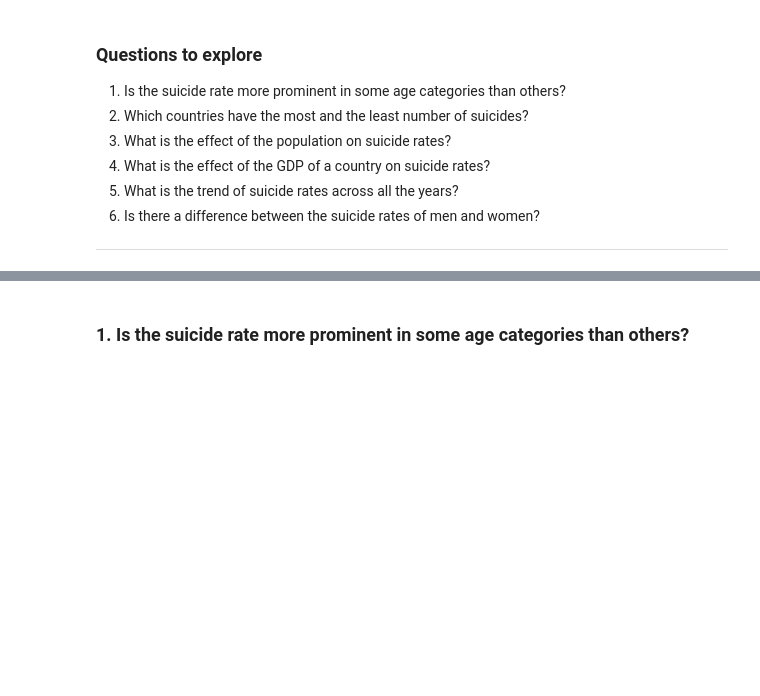
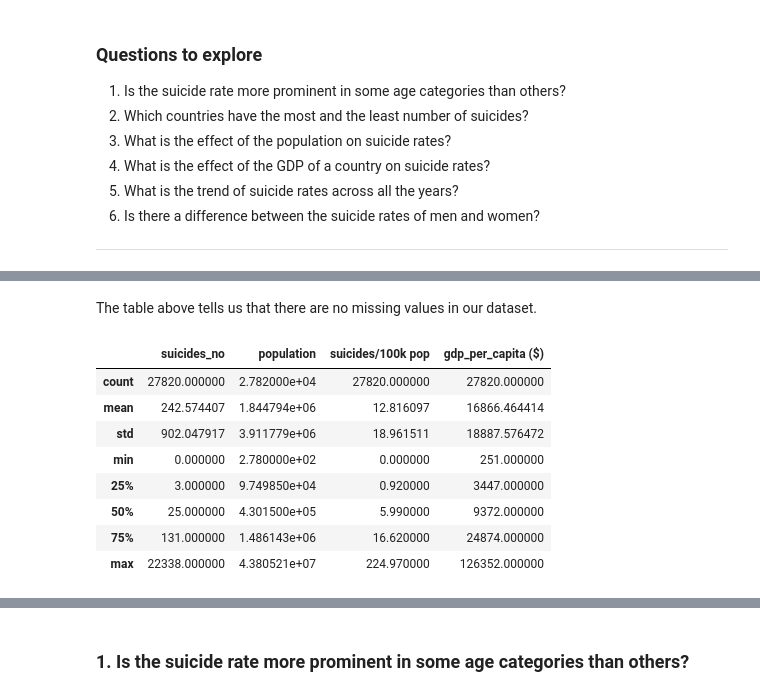
Before and after one commit to AlexHamn/suicide-rates-case-study, a Jupyter notebook: suicideRates.ipynb, the cells around one changed output, grey strips where cells are left out. Cells and saved outputs as stored; diff of their text form; code cells hidden in the pictures; blank space fills up the shorter version.

```diff
--- a/suicideRates.ipynb
+++ b/suicideRates.ipynb
@@ -34,0 +105,14 @@ df = pd.read_csv('./data/master.csv')
+# %% [markdown]
+The table above tells us that there are no missing values in our dataset.
+# %%
+df[['suicides_no','population','suicides/100k pop','gdp_per_capita ($)']].describe() #descriptive stats of continuous columns
+# %% [output]
+|  | suicides_no | population | suicides/100k pop | gdp_per_capita ($) |
+| count | 27820.000000 | 2.782000e+04 | 27820.000000 | 27820.000000 |
+| mean | 242.574407 | 1.844794e+06 | 12.816097 | 16866.464414 |
+| std | 902.047917 | 3.911779e+06 | 18.961511 | 18887.576472 |
+| min | 0.000000 | 2.780000e+02 | 0.000000 | 251.000000 |
+| 25% | 3.000000 | 9.749850e+04 | 0.920000 | 3447.000000 |
+| 50% | 25.000000 | 4.301500e+05 | 5.990000 | 9372.000000 |
+| 75% | 131.000000 | 1.486143e+06 | 16.620000 | 24874.000000 |
+| max | 22338.000000 | 4.380521e+07 | 224.970000 | 126352.000000 |
```
Also changed, not shown: parts of 11 cells of this notebook.
